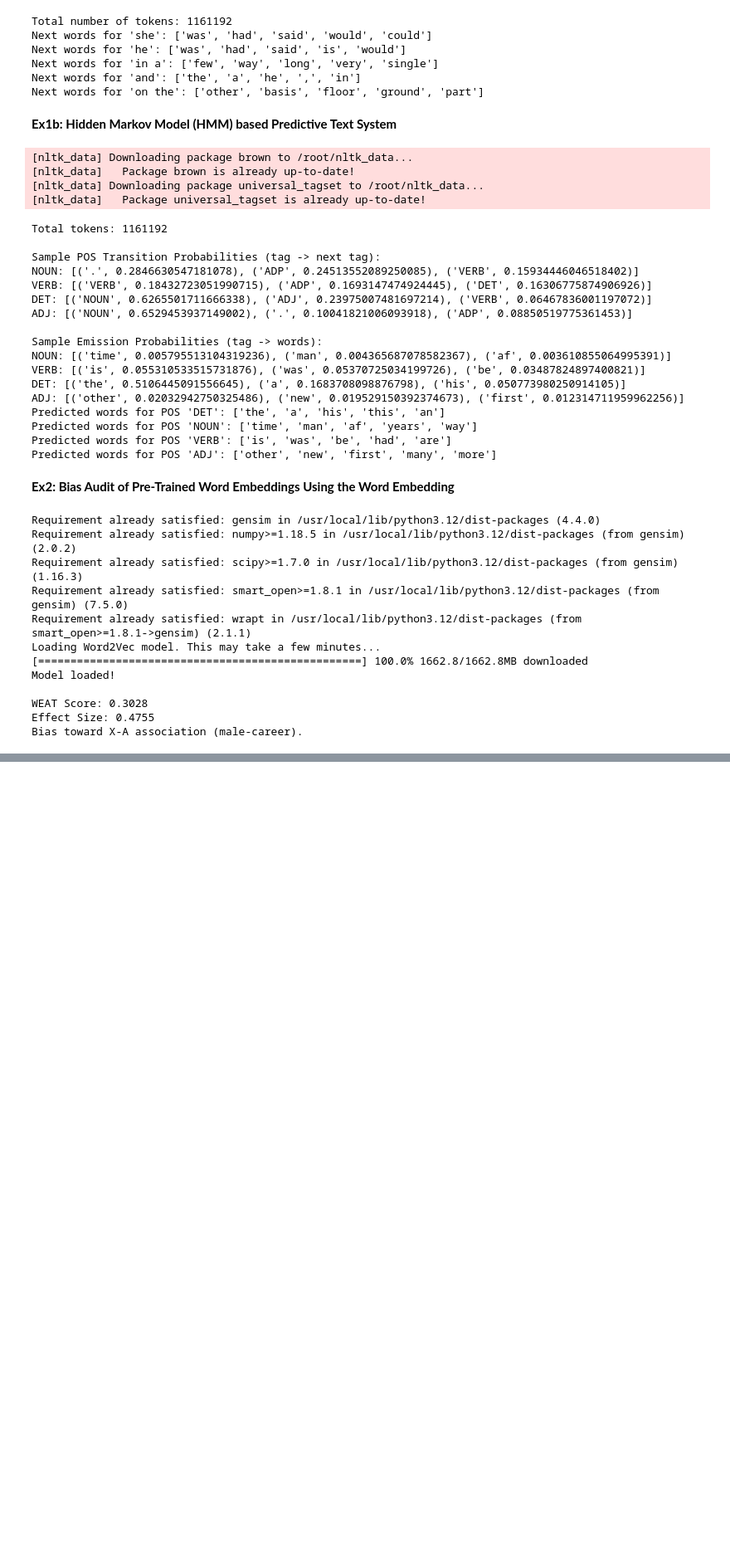
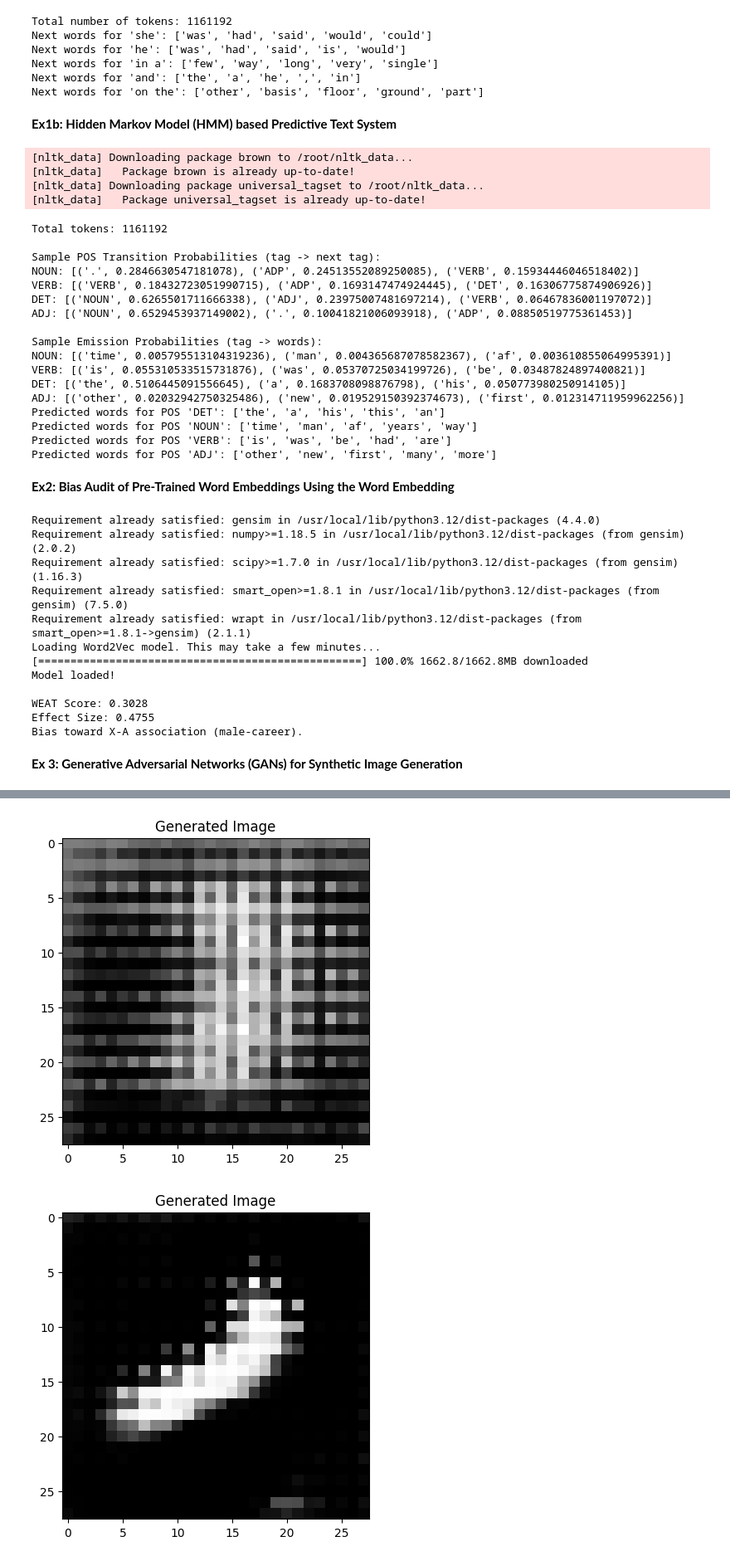
Before and after one commit to Amirtha-Raja-Rajeswari/Amirtha-231501012-_Gen-AI, a Jupyter notebook: GEN_AI__LAB_EXP.ipynb, the cells around one changed output, grey strips where cells are left out. Shown at 83% size. Drawn from its saved outputs; the diff is of its cells as text; code cells hidden in the pictures; blank space fills up the shorter version.

```diff
--- a/GEN_AI__LAB_EXP.ipynb
+++ b/GEN_AI__LAB_EXP.ipynb
@@ -180,3 +180,80 @@ Model loaded!
 WEAT Score: 0.3028
 Effect Size: 0.4755
 Bias toward X-A association (male-career).
+# %% [markdown]
+**Ex 3: Generative Adversarial Networks (GANs) for Synthetic Image Generation**
+# %%
+import tensorflow as tf
+from tensorflow.keras import layers
+import matplotlib.pyplot as plt
+import numpy as np
+
+(x_train, _), (_, _) = tf.keras.datasets.mnist.load_data()
+
+x_train = (x_train - 127.5) / 127.5
+x_train = x_train.reshape(-1,28,28,1)
+
+dataset = tf.data.Dataset.from_tensor_slices(x_train).shuffle(60000).batch(256)
+
+generator = tf.keras.Sequential([
+    layers.Dense(7*7*256, input_shape=(100,)),
+    layers.Reshape((7,7,256)),
+    layers.BatchNormalization(),
+    layers.LeakyReLU(),
+
+    layers.Conv2DTranspose(128,5,strides=2,padding='same'),
+    layers.LeakyReLU(),
+
+    layers.Conv2DTranspose(1,5,strides=2,padding='same',activation='tanh')
+])
+
+discriminator = tf.keras.Sequential([
+    layers.Conv2D(64,5,strides=2,padding='same',input_shape=(28,28,1)),
+    layers.LeakyReLU(),
+    layers.Dropout(0.3),
+
+    layers.Conv2D(128,5,strides=2,padding='same'),
+    layers.LeakyReLU(),
+    layers.Dropout(0.3),
+
+    layers.Flatten(),
+    layers.Dense(1,activation='sigmoid')
+])
+
+loss_fn = tf.keras.losses.BinaryCrossentropy()
+g_opt = tf.keras.optimizers.Adam(0.0002)
+d_opt = tf.keras.optimizers.Adam(0.0002)
+
+@tf.function
+def train_step(images):
+    noise = tf.random.normal([256,100])
+
+    with tf.GradientTape() as gen_tape, tf.GradientTape() as disc_tape:
+        fake_images = generator(noise)
+
+        real_output = discriminator(images)
+        fake_output = discriminator(fake_images)
+
+        g_loss = loss_fn(tf.ones_like(fake_output), fake_output)
+
+        real_loss = loss_fn(tf.ones_like(real_output), real_output)
+        fake_loss = loss_fn(tf.zeros_like(fake_output), fake_output)
+        d_loss = real_loss + fake_loss
+
+    g_grad = gen_tape.gradient(g_loss, generator.trainable_variables)
+    d_grad = disc_tape.gradient(d_loss, discriminator.trainable_variables)
+
+    g_opt.apply_gradients(zip(g_grad, generator.trainable_variables))
+    d_opt.apply_gradients(zip(d_grad, discriminator.trainable_variables))
+
+for epoch in range(5):
+    for batch in dataset:
+        train_step(batch)
+
+    noise = tf.random.normal([1,100])
+    img = generator(noise, training=False)
+
+    plt.imshow(img[0,:,:,0], cmap='gray')
+    plt.title("Generated Image")
+    plt.show()
+# %% [output]
@@ -182,0 +262,2 @@ Bias toward X-A association (male-career).
+[figure, added]
+[figure, added]
```
Also changed, not shown: parts of 11 cells of this notebook.
